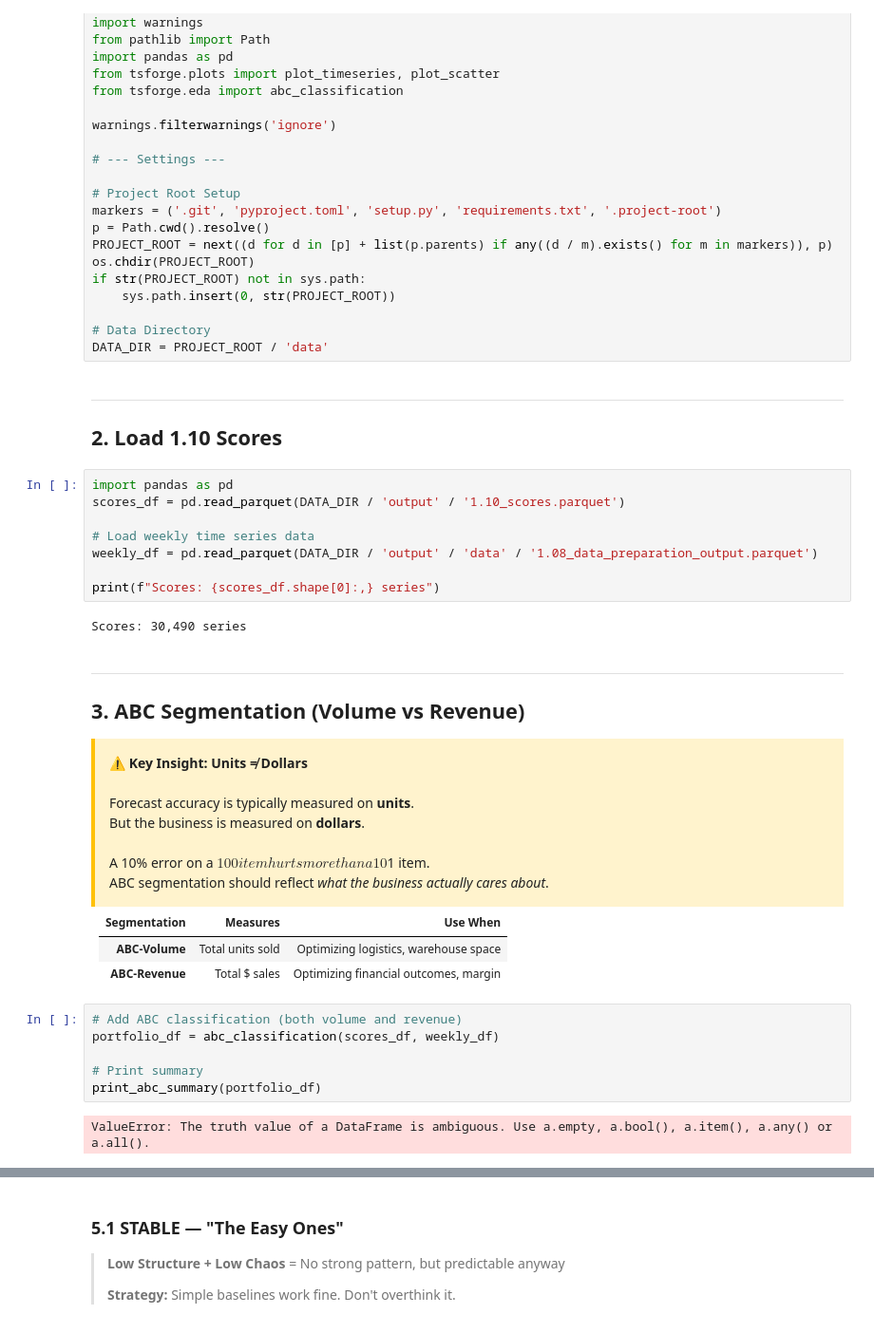
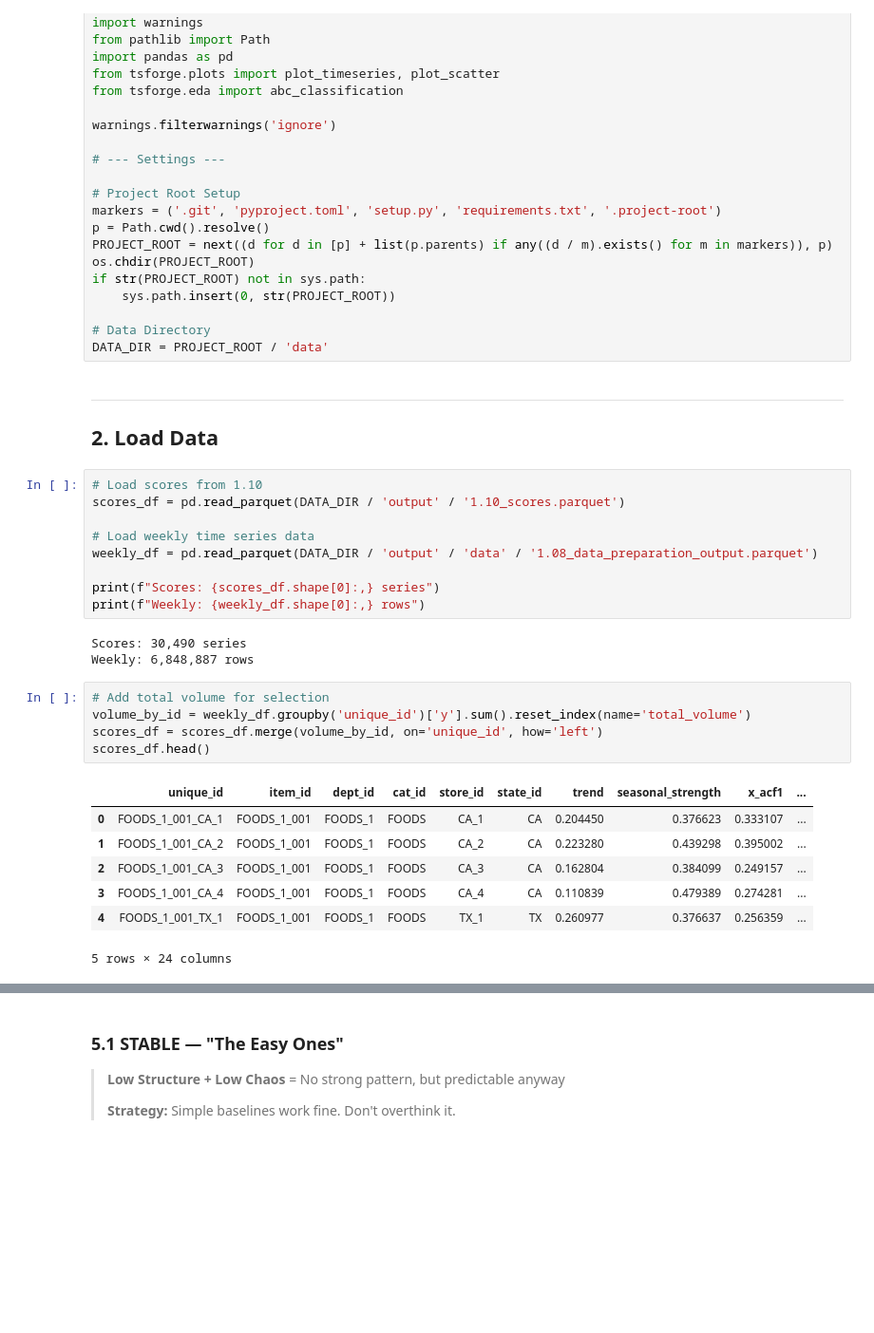
Before and after one commit to forecastacademy/real-world-forecasting-foundations, a Jupyter notebook: notebooks/module_01_foundations/archive/1.12_portfolio_architecture.ipynb, the cells around one changed output, grey strips where cells are left out. Shown at 95% size. Cells and saved outputs as stored; diff of their text form; blank space fills up the shorter version.

```diff
--- a/notebooks/module_01_foundations/archive/1.12_portfolio_architecture.ipynb
+++ b/notebooks/module_01_foundations/archive/1.12_portfolio_architecture.ipynb
@@ -50,40 +35,30 @@ DATA_DIR = PROJECT_ROOT / 'data'
 # %% [markdown]
 ---
 
-## 2. Load 1.10 Scores
+## 2. Load Data
 # %%
-import pandas as pd
+# Load scores from 1.10
 scores_df = pd.read_parquet(DATA_DIR / 'output' / '1.10_scores.parquet')
 
 # Load weekly time series data
 weekly_df = pd.read_parquet(DATA_DIR / 'output' / 'data' / '1.08_data_preparation_output.parquet')
 
 print(f"Scores: {scores_df.shape[0]:,} series")
+print(f"Weekly: {weekly_df.shape[0]:,} rows")
 # %% [output]
 Scores: 30,490 series
+Weekly: 6,848,887 rows
-# %% [markdown]
----
-
-## 3. ABC Segmentation (Volume vs Revenue)
-
-<div style="background: #fff3cd; border-left: 4px solid #ffc107; padding: 15px; margin: 15px 0;">
-<strong>⚠️ Key Insight: Units ≠ Dollars</strong><br><br>
-Forecast accuracy is typically measured on <strong>units</strong>.<br>
-But the business is measured on <strong>dollars</strong>.<br><br>
-A 10% error on a $100 item hurts more than a 10% error on a $1 item.<br>
-ABC segmentation should reflect <em>what the business actually cares about</em>.
-</div>
-
-| Segmentation | Measures | Use When |
-|--------------|----------|----------|
-| **ABC-Volume** | Total units sold | Optimizing logistics, warehouse space |
-| **ABC-Revenue** | Total $ sales | Optimizing financial outcomes, margin |
-# %%
-# Add ABC classification (both volume and revenue)
-portfolio_df = abc_classification(scores_df, weekly_df)
-
-# Print summary
-print_abc_summary(portfolio_df)
-# %% [output]
-ValueError: The truth value of a DataFrame is ambiguous. Use a.empty, a.bool(), a.item(), a.any() or a.all().
+# %%
+# Add total volume for selection
+volume_by_id = weekly_df.groupby('unique_id')['y'].sum().reset_index(name='total_volume')
+scores_df = scores_df.merge(volume_by_id, on='unique_id', how='left')
+scores_df.head()
+# %% [output]
+|  | unique_id | item_id | dept_id | cat_id | store_id | state_id | trend | seasonal_strength | x_acf1 | ... |
+| 0 | FOODS_1_001_CA_1 | FOODS_1_001 | FOODS_1 | FOODS | CA_1 | CA | 0.204450 | 0.376623 | 0.333107 | ... |
+| 1 | FOODS_1_001_CA_2 | FOODS_1_001 | FOODS_1 | FOODS | CA_2 | CA | 0.223280 | 0.439298 | 0.395002 | ... |
+| 2 | FOODS_1_001_CA_3 | FOODS_1_001 | FOODS_1 | FOODS | CA_3 | CA | 0.162804 | 0.384099 | 0.249157 | ... |
+| 3 | FOODS_1_001_CA_4 | FOODS_1_001 | FOODS_1 | FOODS | CA_4 | CA | 0.110839 | 0.479389 | 0.274281 | ... |
+| 4 | FOODS_1_001_TX_1 | FOODS_1_001 | FOODS_1 | FOODS | TX_1 | TX | 0.260977 | 0.376637 | 0.256359 | ... |
+5 rows × 24 columns
 # %% [markdown]
```
Also changed, not shown: parts of 55 cells of this notebook.
